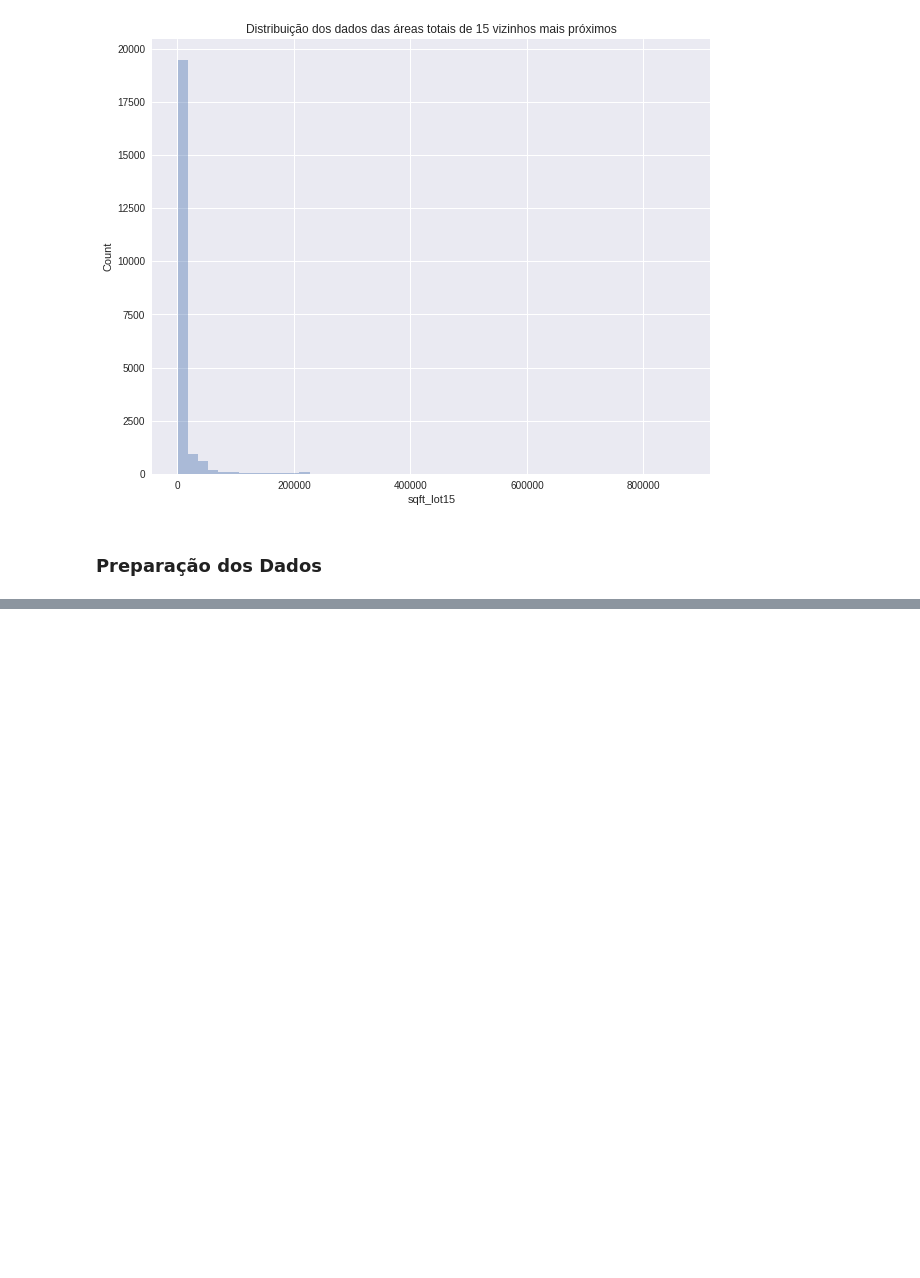
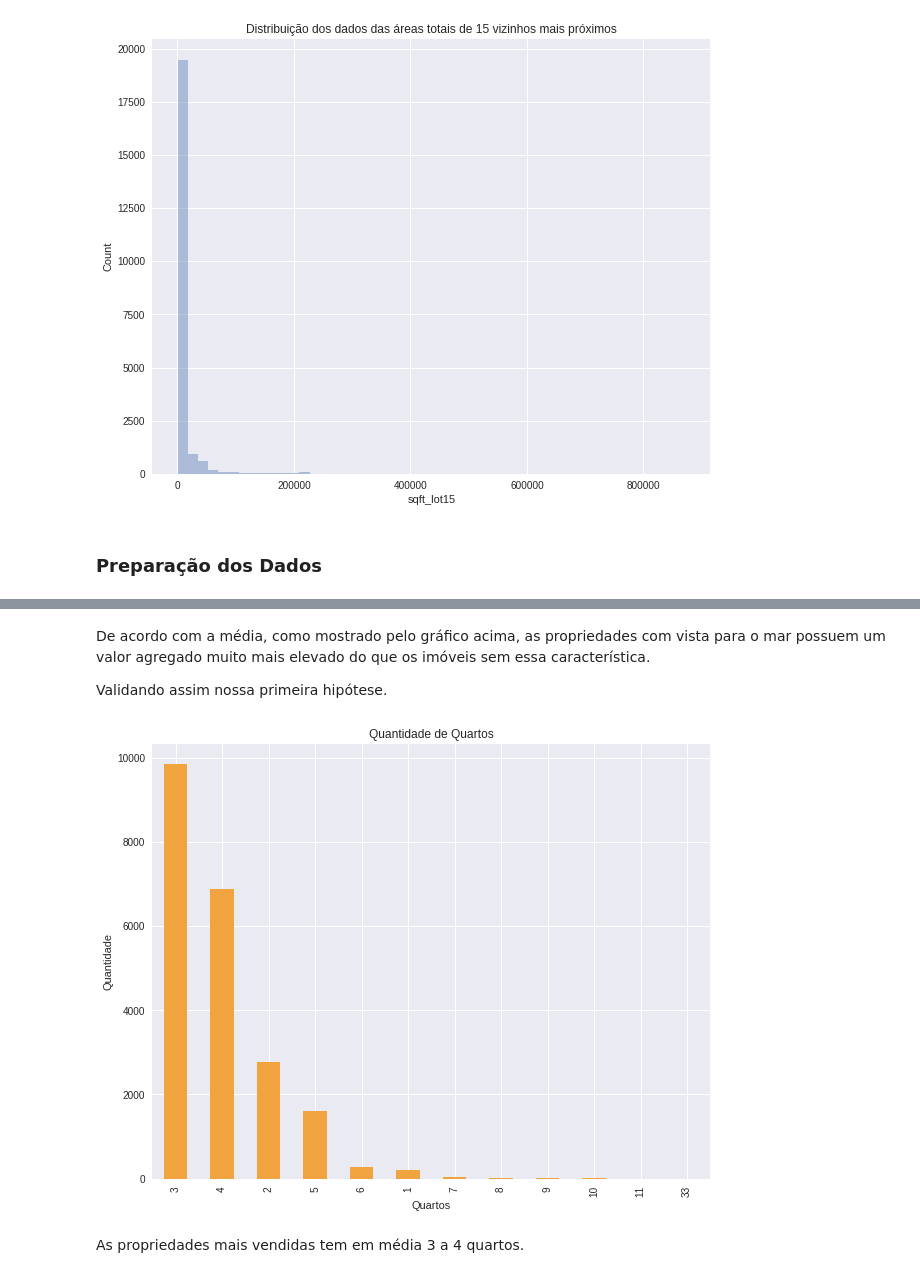
Before and after one commit to igcampos/MBrito-Imobiliaria, a Jupyter notebook: MBrito_Imobiliaria_EDA.ipynb, the cells around one changed output, grey strips where cells are left out. Drawn from its saved outputs; the diff is of its cells as text; code cells hidden in the pictures; blank space fills up the shorter version.

```diff
--- a/MBrito_Imobiliaria_EDA.ipynb
+++ b/MBrito_Imobiliaria_EDA.ipynb
@@ -359,0 +529,18 @@ plt.show()
+# %% [markdown]
+De acordo com a média, como mostrado pelo gráfico acima, as propriedades com vista para o mar possuem um valor agregado muito mais elevado do que os imóveis sem essa característica.
+
+Validando assim nossa primeira hipótese.
+# %%
+#hipotese 2:Casas com o maior número de quartos são mais caras
+df_mbrito['bedrooms'].value_counts().plot(kind='bar',
+                                          figsize=(10,8),
+                                          color='#f1a340')
+
+plt.title('Quantidade de Quartos')
+plt.ylabel('Quantidade')
+plt.xlabel('Quartos')
+plt.show()
+# %% [output]
+[figure, added]
+# %% [markdown]
+As propriedades mais vendidas tem em média 3 a 4 quartos.
```
Also changed, not shown: parts of 112 cells of this notebook.
